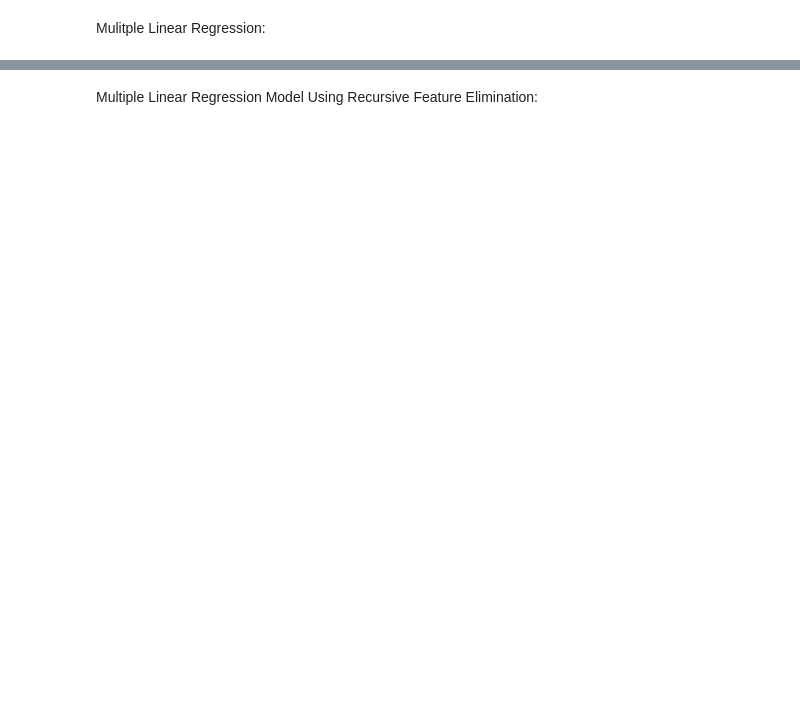
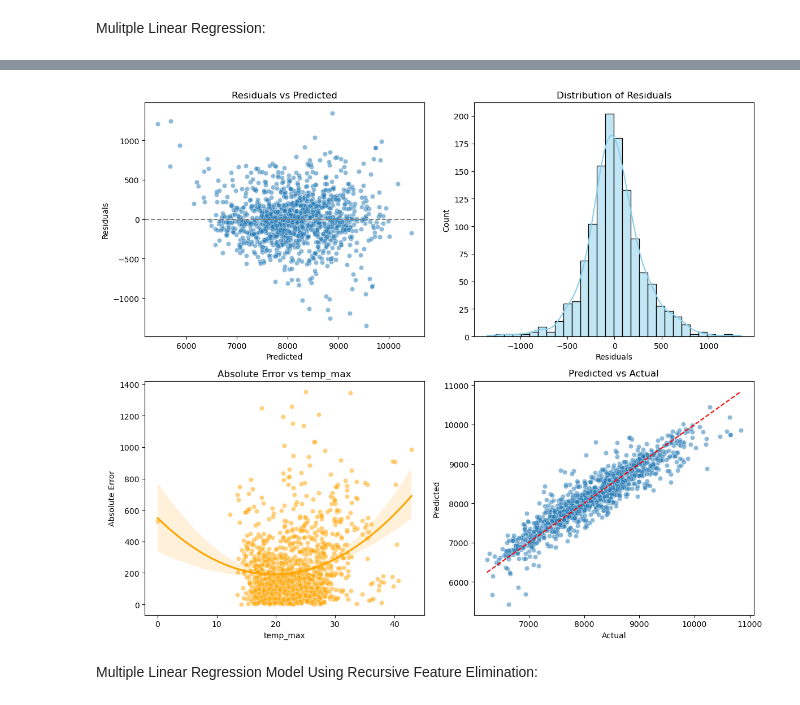
Before and after one commit to t-frank-unsw/zzsc9020-teamc, a Jupyter notebook: LizMLR.ipynb, the cells around one changed output, grey strips where cells are left out. Cells and saved outputs as stored; diff of their text form; code cells hidden in the pictures; blank space fills up the shorter version.

```diff
--- a/LizMLR.ipynb
+++ b/LizMLR.ipynb
@@ -403,3 +419,42 @@ R_squared :  0.5890136761880116
+# %%
+# Evaluation Plots
+
+residuals = y_test - y_pred
+absolute_error = np.abs(residuals)
+
+# Create a grid of plots
+fig, axes = plt.subplots(2, 2, figsize=(12, 10))
+
+# 1. Residuals vs Predicted
+sns.scatterplot(x=y_pred, y=residuals, ax=axes[0, 0], alpha=0.5)
+axes[0, 0].axhline(0, color='gray', linestyle='--')
+axes[0, 0].set_title('Residuals vs Predicted')
+axes[0, 0].set_xlabel('Predicted')
+axes[0, 0].set_ylabel('Residuals')
+
+# 2. Histogram of Residuals
+sns.histplot(residuals, bins=30, kde=True, ax=axes[0, 1], color='skyblue')
+axes[0, 1].set_title('Distribution of Residuals')
+axes[0, 1].set_xlabel('Residuals')
+
+# 3. Absolute Error vs Feature (e.g., temp_max)
+sns.scatterplot(x=X_test['temp_max'], y=absolute_error, ax=axes[1, 0], alpha=0.5, color='orange')
+sns.regplot(x=X_test['temp_max'], y=absolute_error, ax=axes[1, 0], scatter=False, order=2, color='orange')
+axes[1, 0].set_title('Absolute Error vs temp_max')
+axes[1, 0].set_xlabel('temp_max')
+axes[1, 0].set_ylabel('Absolute Error')
+
+# 4. Predicted vs Actual
+sns.scatterplot(x=y_test, y=y_pred, ax=axes[1, 1], alpha=0.5)
+axes[1, 1].plot([y_test.min(), y_test.max()], [y_test.min(), y_test.max()], 'r--')
+axes[1, 1].set_title('Predicted vs Actual')
+axes[1, 1].set_xlabel('Actual')
+axes[1, 1].set_ylabel('Predicted')
+
+plt.tight_layout()
+plt.show()
+# %% [output]
+[figure, added]
 # %% [markdown]
 Multiple Linear Regression Model Using Recursive Feature Elimination:
 # %%
```
Also changed, not shown: parts of 12 cells of this notebook.
